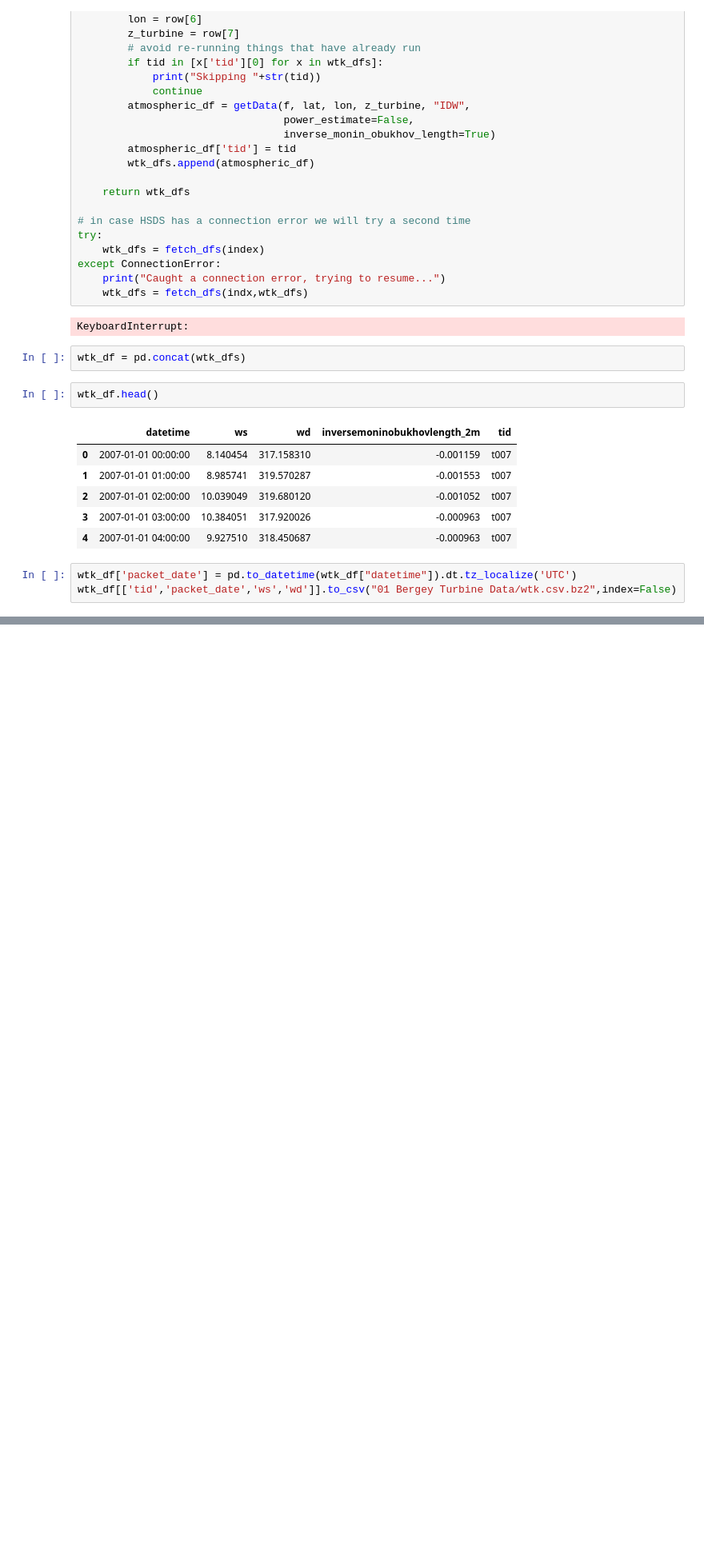
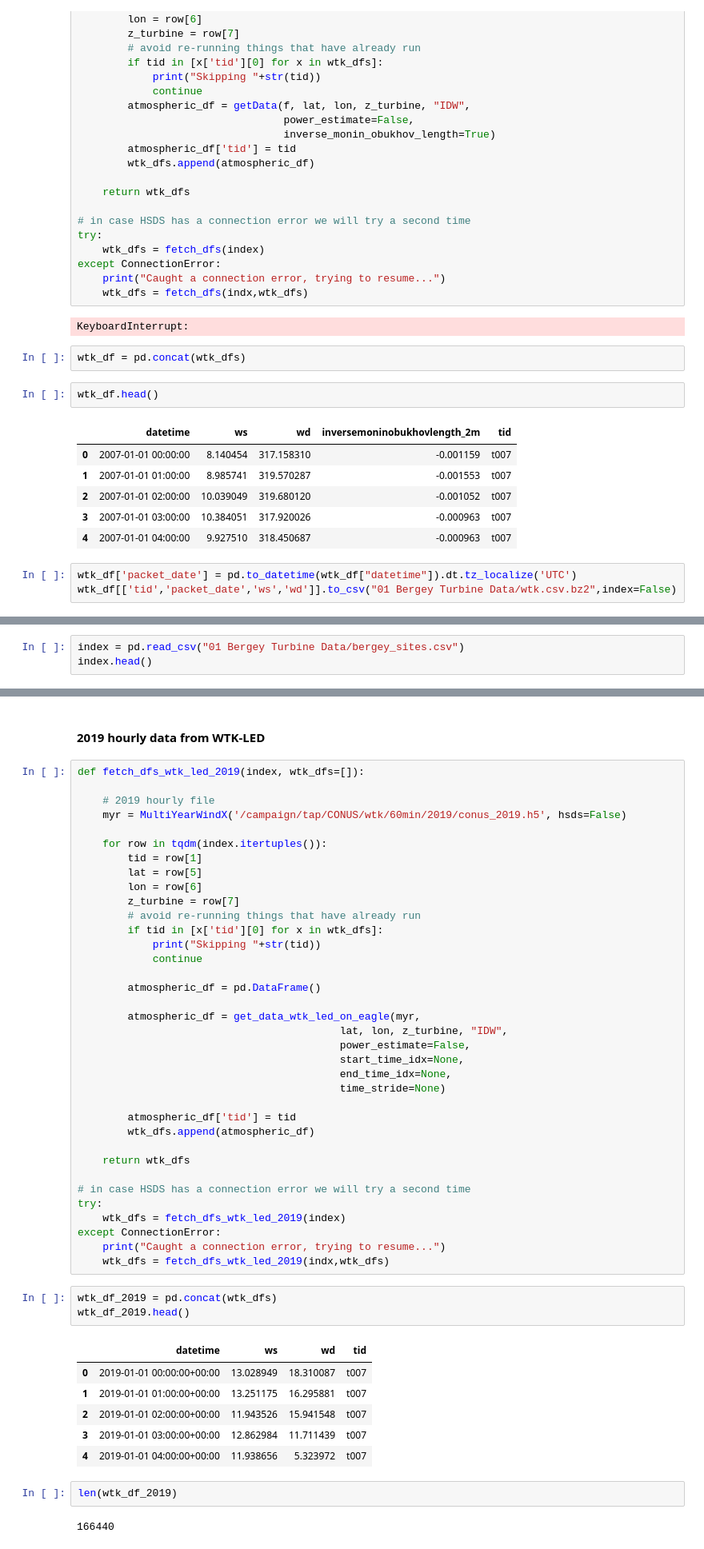
Before and after one commit to NREL/dw-tap, a Jupyter notebook: notebooks/validation/01 Read in Data Bergey.ipynb, the cells around one changed output, grey strips where cells are left out. Shown at 80% size. Drawn from its saved outputs; the diff is of its cells as text; blank space fills up the shorter version.

```diff
--- a/notebooks/validation/01 Read in Data Bergey.ipynb
+++ b/notebooks/validation/01 Read in Data Bergey.ipynb
@@ -208,0 +220,3 @@ Todo
+# %%
+index = pd.read_csv("01 Bergey Turbine Data/bergey_sites.csv")
+index.head()
@@ -208,0 +316,52 @@ Todo
+# %% [markdown]
+#### 2019 hourly data from WTK-LED
+# %%
+def fetch_dfs_wtk_led_2019(index, wtk_dfs=[]):
+
+    # 2019 hourly file
+    myr = MultiYearWindX('/campaign/tap/CONUS/wtk/60min/2019/conus_2019.h5', hsds=False)
+
+    for row in tqdm(index.itertuples()):
+        tid = row[1]
+        lat = row[5]
+        lon = row[6]
+        z_turbine = row[7]
+        # avoid re-running things that have already run
+        if tid in [x['tid'][0] for x in wtk_dfs]:
+            print("Skipping "+str(tid))
+            continue
+
+        atmospheric_df = pd.DataFrame()
+
+        atmospheric_df = get_data_wtk_led_on_eagle(myr,
+                                          lat, lon, z_turbine, "IDW",
+                                          power_estimate=False,
+                                          start_time_idx=None,
+                                          end_time_idx=None,
+                                          time_stride=None)
+
+        atmospheric_df['tid'] = tid
+        wtk_dfs.append(atmospheric_df)
+
+    return wtk_dfs
+
+# in case HSDS has a connection error we will try a second time
+try:
+    wtk_dfs = fetch_dfs_wtk_led_2019(index)
+except ConnectionError:
+    print("Caught a connection error, trying to resume...")
+    wtk_dfs = fetch_dfs_wtk_led_2019(indx,wtk_dfs)
+# %%
+wtk_df_2019 = pd.concat(wtk_dfs)
+wtk_df_2019.head()
+# %% [output]
+|  | datetime | ws | wd | tid |
+| 0 | 2019-01-01 00:00:00+00:00 | 13.028949 | 18.310087 | t007 |
+| 1 | 2019-01-01 01:00:00+00:00 | 13.251175 | 16.295881 | t007 |
+| 2 | 2019-01-01 02:00:00+00:00 | 11.943526 | 15.941548 | t007 |
+| 3 | 2019-01-01 03:00:00+00:00 | 12.862984 | 11.711439 | t007 |
+| 4 | 2019-01-01 04:00:00+00:00 | 11.938656 | 5.323972 | t007 |
+# %%
+len(wtk_df_2019)
+# %% [output]
+166440
```
Also changed, not shown: parts of 12 cells of this notebook, 2 other files.
